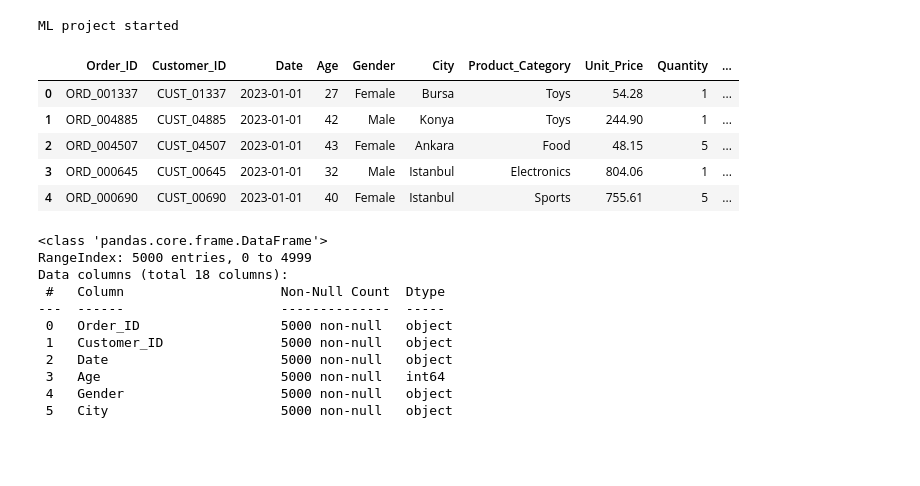
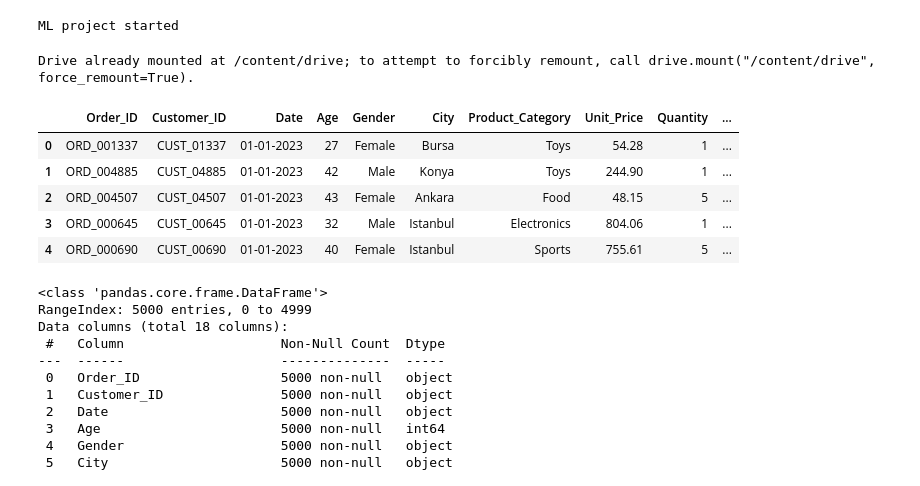
Before and after one commit to somcode14/E-Commerce-Sales-Customer-Behavior-Analysis, a Jupyter notebook: Project.ipynb, the cells around one changed output. Saved outputs shown, nothing was run; the diff lists cells and outputs as text; code cells hidden in the pictures; blank space fills up the shorter version.

```diff
--- a/Project.ipynb
+++ b/Project.ipynb
@@ -4,6 +4,11 @@
 print("ML project started")
 # %% [output]
 ML project started
+# %%
+from google.colab import drive
+drive.mount('/content/drive')
+# %% [output]
+Drive already mounted at /content/drive; to attempt to forcibly remount, call drive.mount("/content/drive", force_remount=True).
 # %%
 import pandas as pd
 import numpy as np
@@ -21,17 +26,17 @@ from sklearn.metrics import accuracy_score, classification_report
 # %%
 
 
-file_path = "/content/sample_data/project/ecommerce_customer_behavior_dataset.csv"
+file_path = "/content/ecommerce_customer_behavior_dataset.csv"
 df = pd.read_csv(file_path)
 
 df.head()
 # %% [output]
 |  | Order_ID | Customer_ID | Date | Age | Gender | City | Product_Category | Unit_Price | Quantity | ... |
-| 0 | ORD_001337 | CUST_01337 | 2023-01-01 | 27 | Female | Bursa | Toys | 54.28 | 1 | ... |
-| 1 | ORD_004885 | CUST_04885 | 2023-01-01 | 42 | Male | Konya | Toys | 244.90 | 1 | ... |
-| 2 | ORD_004507 | CUST_04507 | 2023-01-01 | 43 | Female | Ankara | Food | 48.15 | 5 | ... |
-| 3 | ORD_000645 | CUST_00645 | 2023-01-01 | 32 | Male | Istanbul | Electronics | 804.06 | 1 | ... |
-| 4 | ORD_000690 | CUST_00690 | 2023-01-01 | 40 | Female | Istanbul | Sports | 755.61 | 5 | ... |
+| 0 | ORD_001337 | CUST_01337 | 01-01-2023 | 27 | Female | Bursa | Toys | 54.28 | 1 | ... |
+| 1 | ORD_004885 | CUST_04885 | 01-01-2023 | 42 | Male | Konya | Toys | 244.90 | 1 | ... |
+| 2 | ORD_004507 | CUST_04507 | 01-01-2023 | 43 | Female | Ankara | Food | 48.15 | 5 | ... |
+| 3 | ORD_000645 | CUST_00645 | 01-01-2023 | 32 | Male | Istanbul | Electronics | 804.06 | 1 | ... |
+| 4 | ORD_000690 | CUST_00690 | 01-01-2023 | 40 | Female | Istanbul | Sports | 755.61 | 5 | ... |
 # %%
 df.info()
 # %% [output]
```
Also changed, not shown: parts of 7 cells of this notebook.
